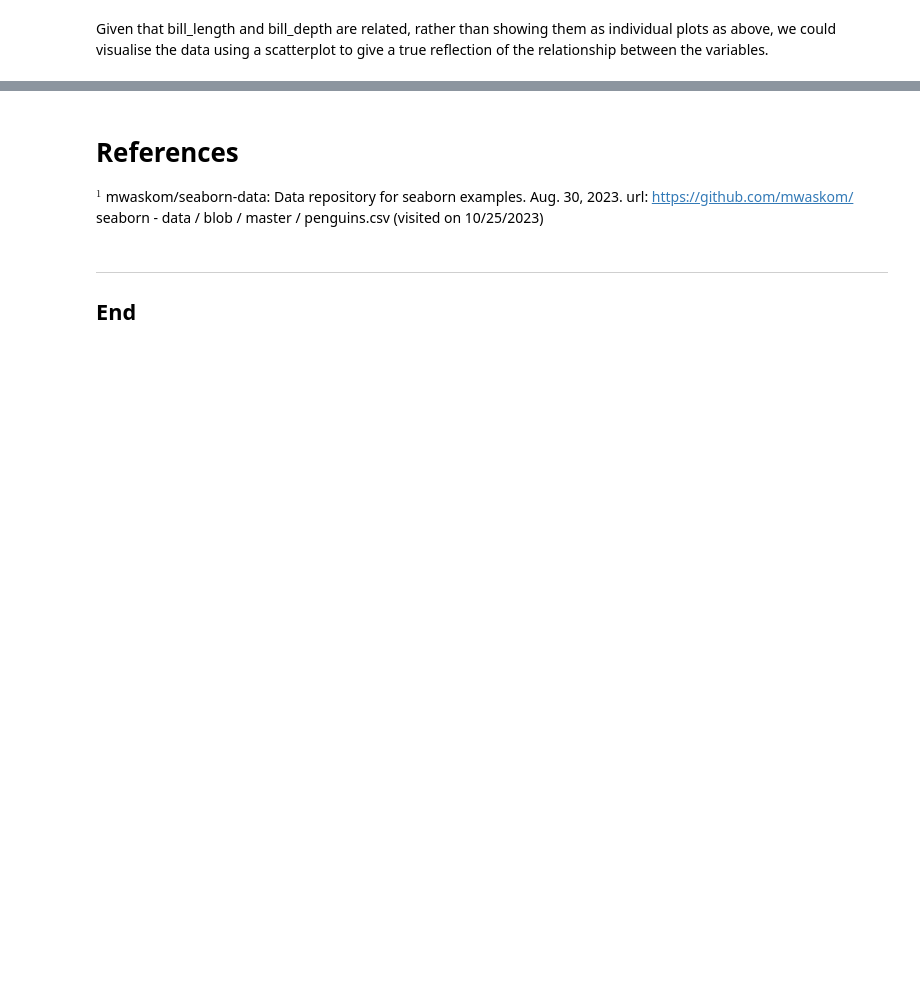
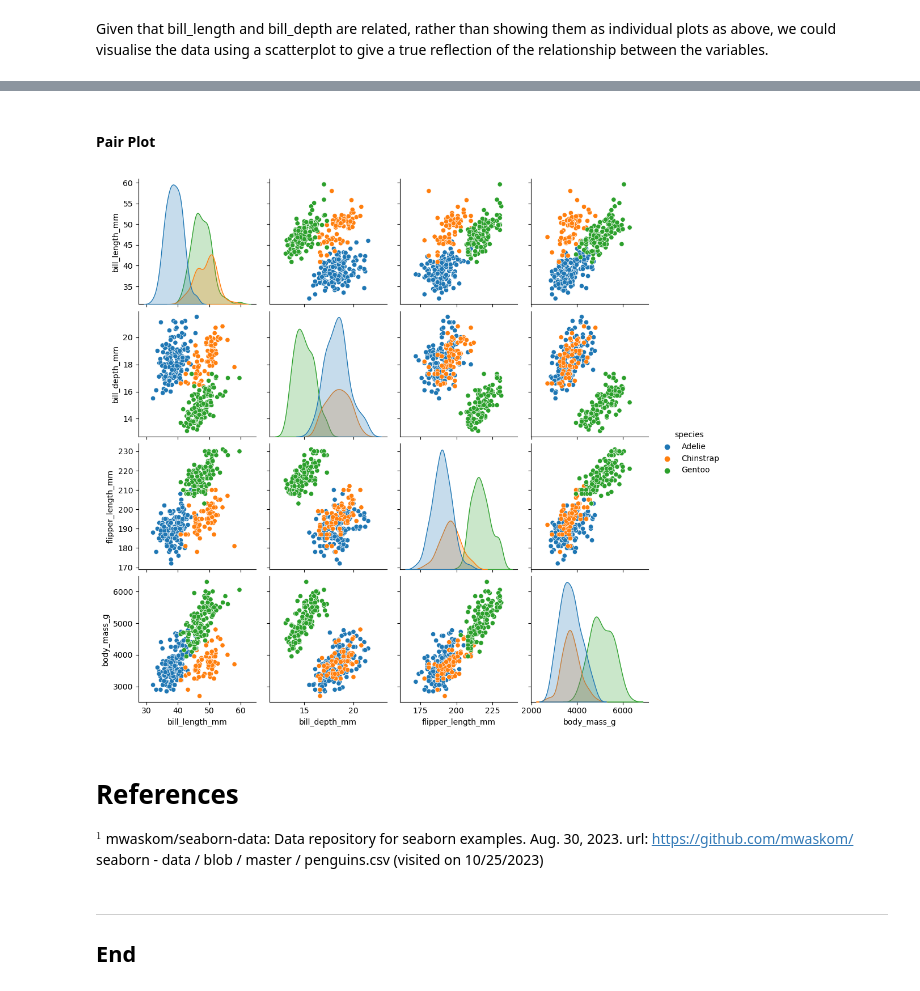
Before and after one commit to PeeBs68/fund_da, a Jupyter notebook: tasks.ipynb, the cells around one changed output, grey strips where cells are left out. Drawn from its saved outputs; the diff is of its cells as text; code cells hidden in the pictures; blank space fills up the shorter version.

```diff
--- a/tasks.ipynb
+++ b/tasks.ipynb
@@ -673,3 +716,11 @@ plt.ylabel('Bill Depth (mm)');
+# %% [markdown]
+#### Pair Plot
+# %%
+# Pair Plot
+# import seaborn as sns
+sns.pairplot(df, hue='species');
+# %% [output]
+[figure, added]
 # %% [markdown]
 # References
 
```
Also changed, not shown: parts of 21 cells of this notebook.
